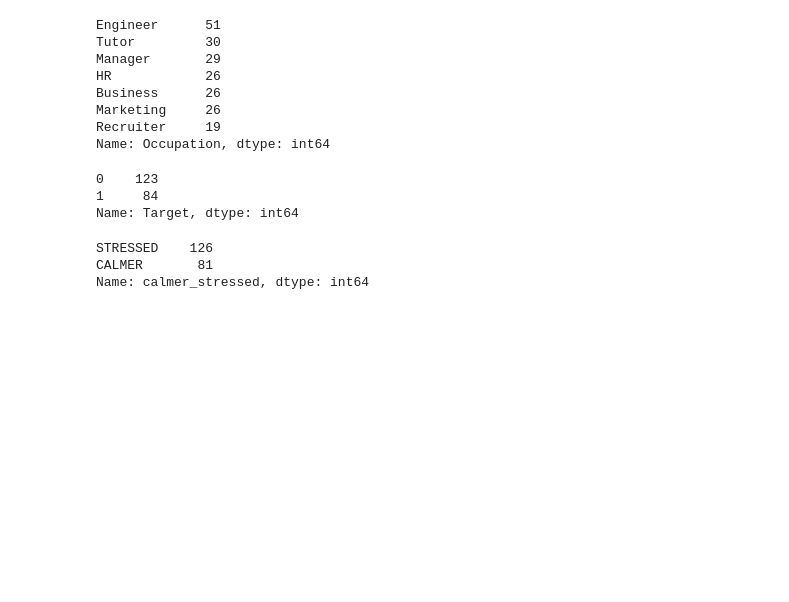
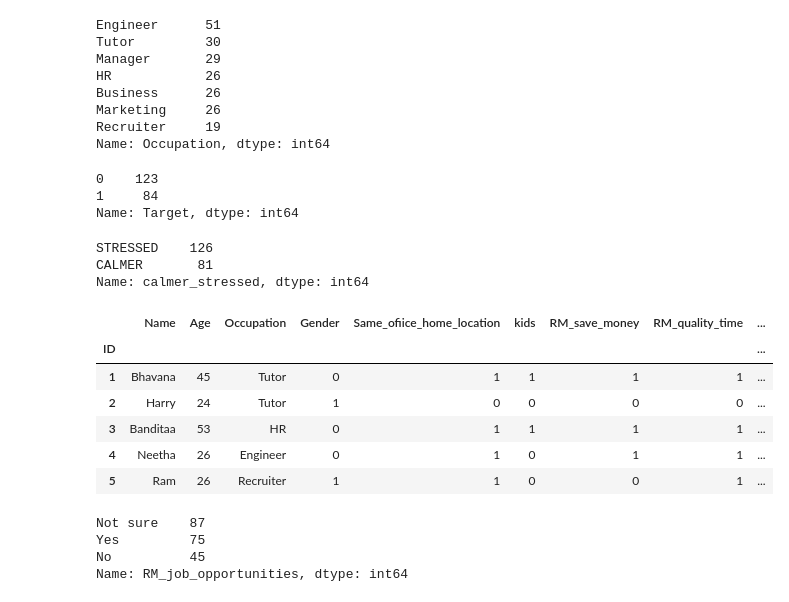
Before and after one commit to sinchana-hathwar/WFH_vs_WFO, a Jupyter notebook: wfh_vs_wfo.ipynb, the cells around one changed output. Cells and saved outputs as stored; diff of their text form; code cells hidden in the pictures; blank space fills up the shorter version.

```diff
--- a/wfh_vs_wfo.ipynb
+++ b/wfh_vs_wfo.ipynb
@@ -109,6 +109,25 @@ Name: calmer_stressed, dtype: int64
 # %%
 from sklearn.preprocessing import LabelEncoder
 # %%
-features = ['Gender','Same_ofiice_home_location','kids','RM_save_money','RM_quality_time','RM_better_sleep']
+features = ['Gender','Same_ofiice_home_location','kids','RM_save_money','RM_quality_time','RM_better_sleep','RM_job_opportunities','calmer_stressed']
 # %%
 encode = LabelEncoder()
+# %%
+data[features] = data[features].apply(LabelEncoder().fit_transform)
+# %%
+data.head()
+# %% [output]
+|  | Name | Age | Occupation | Gender | Same_ofiice_home_location | kids | RM_save_money | RM_quality_time | ... |
+| ID |  |  |  |  |  |  |  |  | ... |
+| 1 | Bhavana | 45 | Tutor | 0 | 1 | 1 | 1 | 1 | ... |
+| 2 | Harry | 24 | Tutor | 1 | 0 | 0 | 0 | 0 | ... |
+| 3 | Banditaa | 53 | HR | 0 | 1 | 1 | 1 | 1 | ... |
+| 4 | Neetha | 26 | Engineer | 0 | 1 | 0 | 1 | 1 | ... |
+| 5 | Ram | 26 | Recruiter | 1 | 1 | 0 | 0 | 1 | ... |
+# %%
+data['RM_job_opportunities'].value_counts()
+# %% [output]
+Not sure    87
+Yes         75
+No          45
+Name: RM_job_opportunities, dtype: int64
```
Also changed, not shown: parts of 1 cell of this notebook.
